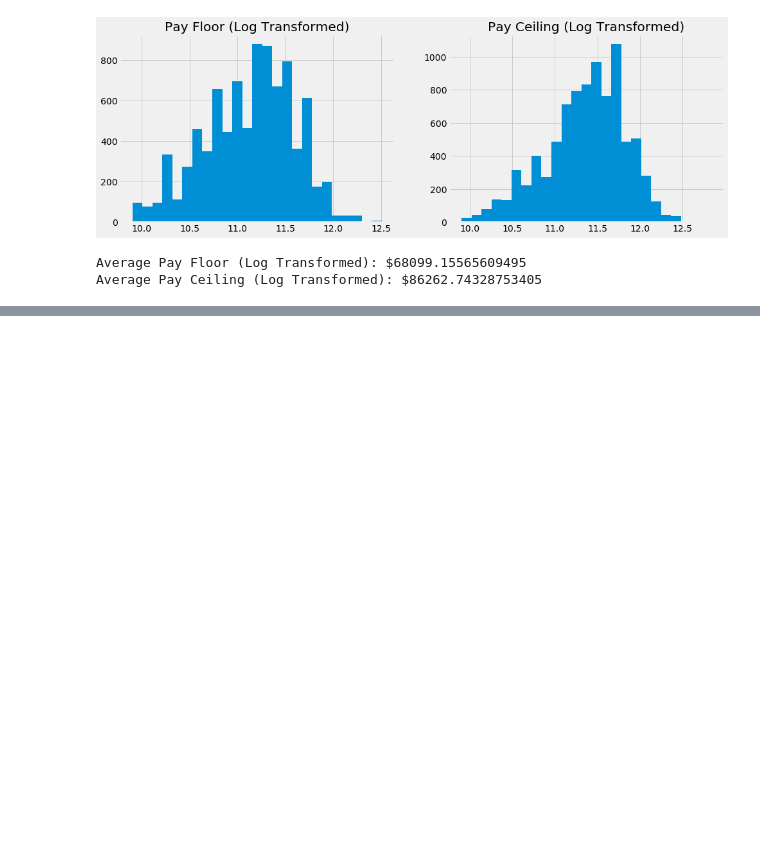
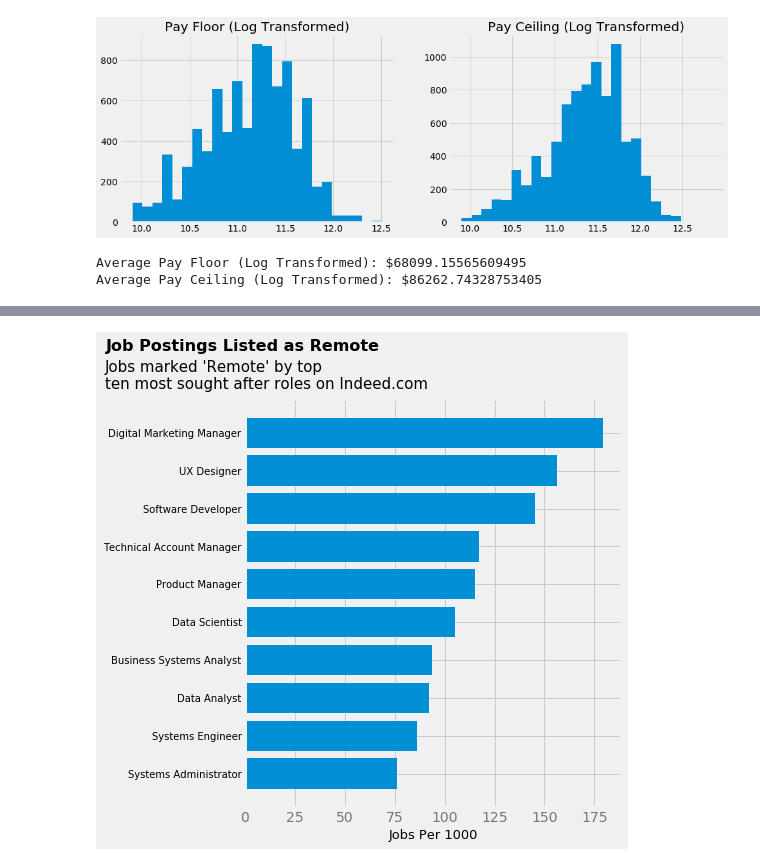
Before and after one commit to jose-marquez89/tech-job-landscape, a Jupyter notebook: python_scrape/jobs_explore.ipynb, the cells around one changed output, grey strips where cells are left out. Saved outputs shown, nothing was run; the diff lists cells and outputs as text; code cells hidden in the pictures; blank space fills up the shorter version.

Commit message:
adds remote per 1k char

```diff
--- a/python_scrape/jobs_explore.ipynb
+++ b/python_scrape/jobs_explore.ipynb
@@ -344,0 +347,3 @@ Average Pay Ceiling (Log Transformed): $86262.74328753405
+# %%
+top_ten_roles = jobs['predicted_role'].value_counts()[:10].index
+jobs['predicted_role'].value_counts()[:10]
@@ -344,0 +397,28 @@ Average Pay Ceiling (Log Transformed): $86262.74328753405
+# %%
+remote_jobs['percent_remote'] = remote_jobs['remote'] / (remote_jobs['on_site'] +
+                                                         remote_jobs['remote'])
+remote_jobs['remote_per_1k'] = remote_jobs['remote'] / ((remote_jobs['on_site'] +
+                                                         remote_jobs['remote']) /
+                                                         1000)
+# %%
+remote_jobs = remote_jobs.sort_values(by='remote_per_1k')
+# %%
+x = np.arange(remote_jobs.shape[0])
+plt.figure(figsize=(6, 7))
+plt.barh(x, remote_jobs['remote_per_1k'])
+
+
+plt.title("Job Postings Listed as Remote", x=-0.37, y=1.103,
+          fontweight='bold',horizontalalignment='left',
+          fontsize=16)
+plt.suptitle("Jobs marked 'Remote' by top\n"
+             "ten most sought after roles on Indeed.com",
+             x=-0.245, y=.958, horizontalalignment='left',
+             fontsize=15)
+plt.yticks(range(10), labels=remote_jobs['role'],
+           fontsize=10)
+plt.xticks(alpha=0.5)
+plt.xlabel("Jobs Per 1000", fontsize=13)
+plt.show()
+# %% [output]
+[figure, added]
```
Also changed, not shown: parts of 7 cells of this notebook.
